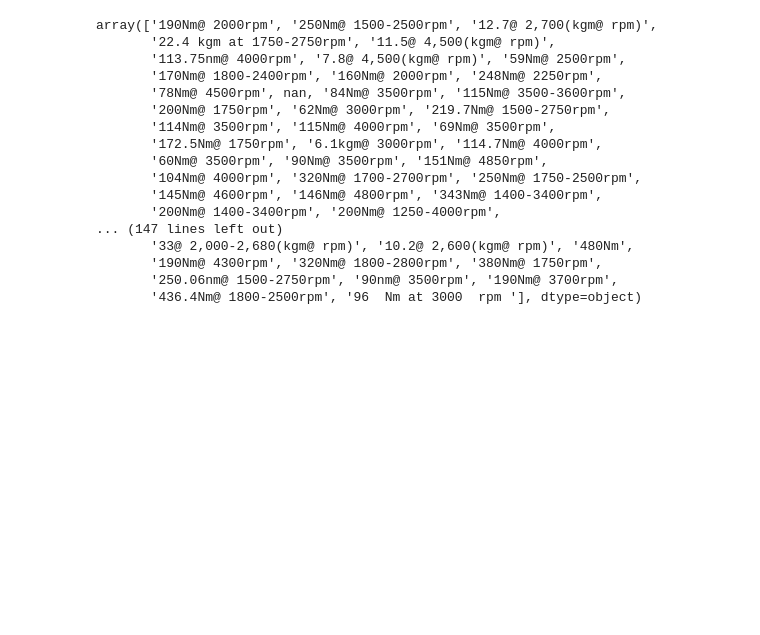
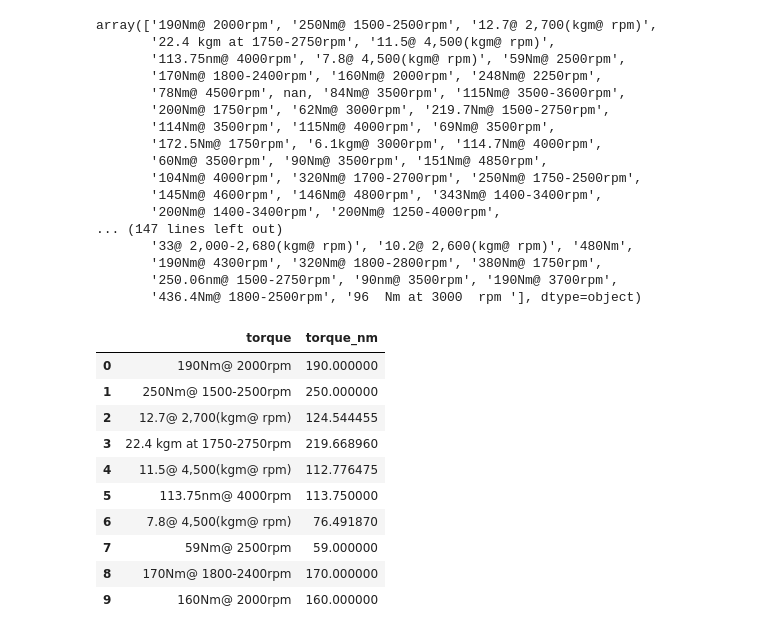
Before and after one commit to kjkyagambiddwa/OIBSIP, a Jupyter notebook: DataScience-Task3-CarPricePrediction/Car_Price_Prediction.ipynb, the cells around one changed output. Cells and saved outputs as stored; diff of their text form; code cells hidden in the pictures; blank space fills up the shorter version.

Commit message:
Completed data cleaning and heading to feature selection.

```diff
--- a/DataScience-Task3-CarPricePrediction/Car_Price_Prediction.ipynb
+++ b/DataScience-Task3-CarPricePrediction/Car_Price_Prediction.ipynb
@@ -152,3 +153,28 @@ array(['190Nm@ 2000rpm', '250Nm@ 1500-2500rpm', '12.7@ 2,700(kgm@ rpm)',
        '190Nm@ 4300rpm', '320Nm@ 1800-2800rpm', '380Nm@ 1750rpm',
        '250.06nm@ 1500-2750rpm', '90nm@ 3500rpm', '190Nm@ 3700rpm',
        '436.4Nm@ 1800-2500rpm', '96  Nm at 3000  rpm '], dtype=object)
+# %%
+torque_clean = df_no_duplicates['torque'].str.replace(',', '')
+
+torque_val = pd.to_numeric(
+    torque_clean.str.extract(r'^([\d.]+)')[0],
+    errors='coerce'
+)
+# %%
+is_kgm = torque_clean.str.contains('kgm', case=False, na=False)
+
+df_no_duplicates['torque_nm'] = np.where(is_kgm, torque_val * 9.80665, torque_val)
+
+df_no_duplicates[['torque', 'torque_nm']].head(10)
+# %% [output]
+|  | torque | torque_nm |
+| 0 | 190Nm@ 2000rpm | 190.000000 |
+| 1 | 250Nm@ 1500-2500rpm | 250.000000 |
+| 2 | 12.7@ 2,700(kgm@ rpm) | 124.544455 |
+| 3 | 22.4 kgm at 1750-2750rpm | 219.668960 |
+| 4 | 11.5@ 4,500(kgm@ rpm) | 112.776475 |
+| 5 | 113.75nm@ 4000rpm | 113.750000 |
+| 6 | 7.8@ 4,500(kgm@ rpm) | 76.491870 |
+| 7 | 59Nm@ 2500rpm | 59.000000 |
+| 8 | 170Nm@ 1800-2400rpm | 170.000000 |
+| 9 | 160Nm@ 2000rpm | 160.000000 |
```
Also changed, not shown: parts of 5 cells of this notebook.
